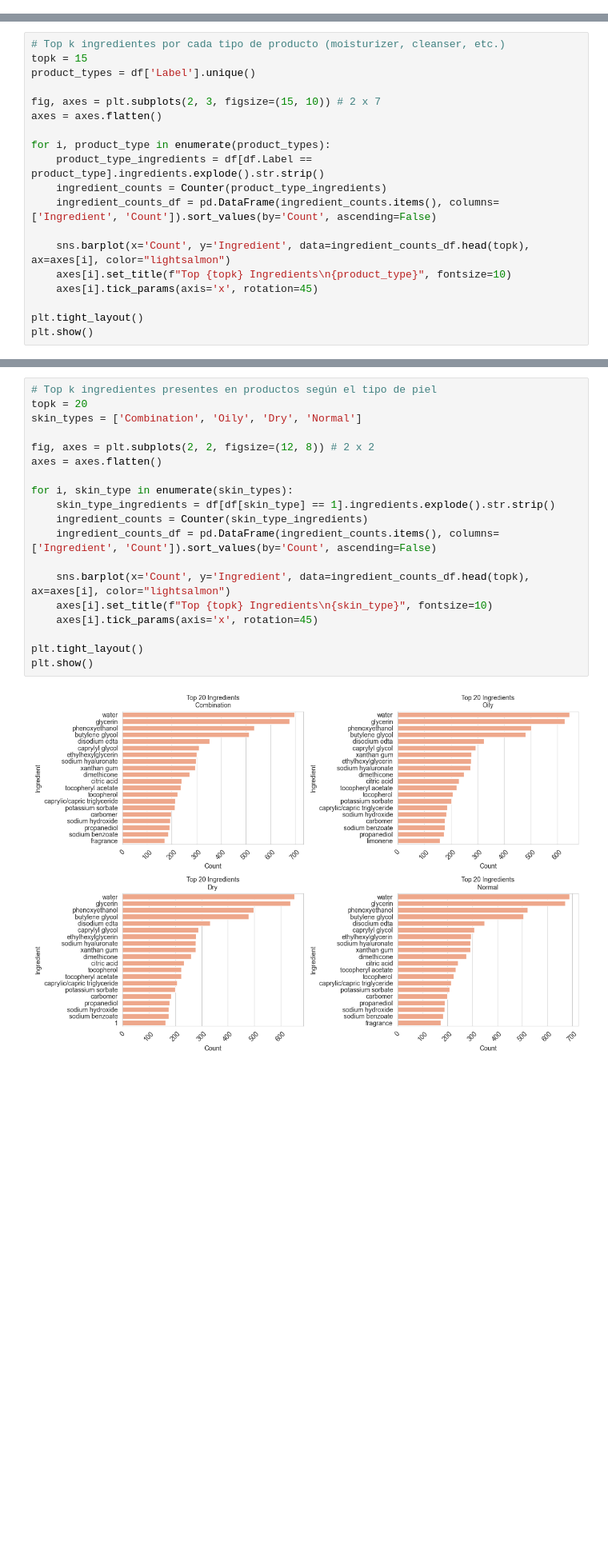
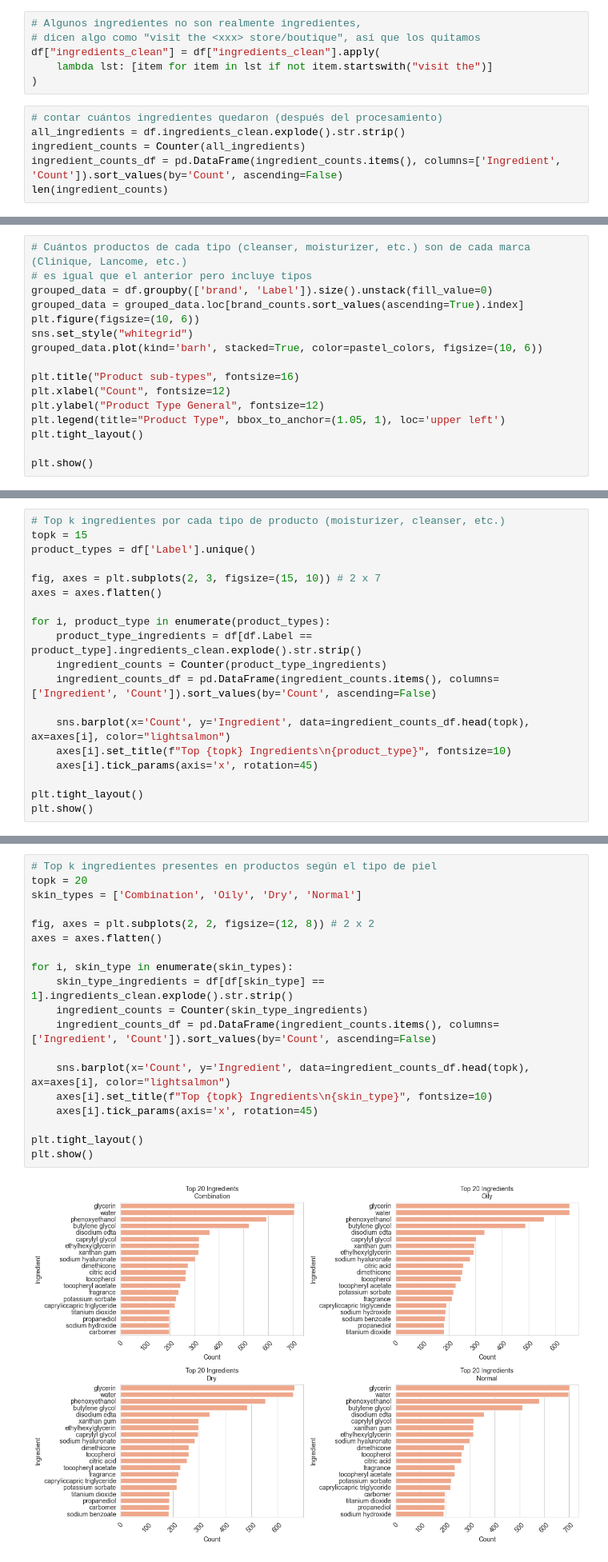
Before and after one commit to Andrea-Coa/dermis, a Jupyter notebook: eda/sephora.ipynb, the cells around one changed output, grey strips where cells are left out. Shown at 80% size. Saved outputs shown, nothing was run; the diff lists cells and outputs as text; blank space fills up the shorter version.

Commit message:
update product eda

```diff
--- a/eda/sephora.ipynb
+++ b/eda/sephora.ipynb
@@ -65,0 +140,12 @@ num_unique_ingredients
+# %%
+# Algunos ingredientes no son realmente ingredientes,
+# dicen algo como "visit the <xxx> store/boutique", así que los quitamos
+df["ingredients_clean"] = df["ingredients_clean"].apply(
+    lambda lst: [item for item in lst if not item.startswith("visit the")]
+)
+# %%
+# contar cuántos ingredientes quedaron (después del procesamiento)
+all_ingredients = df.ingredients_clean.explode().str.strip()
+ingredient_counts = Counter(all_ingredients)
+ingredient_counts_df = pd.DataFrame(ingredient_counts.items(), columns=['Ingredient', 'Count']).sort_values(by='Count', ascending=False)
+len(ingredient_counts)
@@ -65,0 +194,16 @@ num_unique_ingredients
+# %%
+# Cuántos productos de cada tipo (cleanser, moisturizer, etc.) son de cada marca (Clinique, Lancome, etc.)
+# es igual que el anterior pero incluye tipos
+grouped_data = df.groupby(['brand', 'Label']).size().unstack(fill_value=0)
+grouped_data = grouped_data.loc[brand_counts.sort_values(ascending=True).index]
+plt.figure(figsize=(10, 6))
+sns.set_style("whitegrid")
+grouped_data.plot(kind='barh', stacked=True, color=pastel_colors, figsize=(10, 6))
+
+plt.title("Product sub-types", fontsize=16)
+plt.xlabel("Count", fontsize=12)
+plt.ylabel("Product Type General", fontsize=12)
+plt.legend(title="Product Type", bbox_to_anchor=(1.05, 1), loc='upper left')
+plt.tight_layout()
+
+plt.show()
@@ -114,7 +279,7 @@ fig, axes = plt.subplots(2, 3, figsize=(15, 10)) # 2 x 7
 axes = axes.flatten()
 
 for i, product_type in enumerate(product_types):
-    product_type_ingredients = df[df.Label == product_type].ingredients.explode().str.strip()
+    product_type_ingredients = df[df.Label == product_type].ingredients_clean.explode().str.strip()
     ingredient_counts = Counter(product_type_ingredients)
     ingredient_counts_df = pd.DataFrame(ingredient_counts.items(), columns=['Ingredient', 'Count']).sort_values(by='Count', ascending=False)
 
@@ -129,21 +344,21 @@ plt.show()
 # %%
 # Top k ingredientes presentes en productos según el tipo de piel
 topk = 20
 skin_types = ['Combination', 'Oily', 'Dry', 'Normal']
 
 fig, axes = plt.subplots(2, 2, figsize=(12, 8)) # 2 x 2
 axes = axes.flatten()
 
 for i, skin_type in enumerate(skin_types):
-    skin_type_ingredients = df[df[skin_type] == 1].ingredients.explode().str.strip()
+    skin_type_ingredients = df[df[skin_type] == 1].ingredients_clean.explode().str.strip()
     ingredient_counts = Counter(skin_type_ingredients)
     ingredient_counts_df = pd.DataFrame(ingredient_counts.items(), columns=['Ingredient', 'Count']).sort_values(by='Count', ascending=False)
 
     sns.barplot(x='Count', y='Ingredient', data=ingredient_counts_df.head(topk), ax=axes[i], color="lightsalmon")
     axes[i].set_title(f"Top {topk} Ingredients\n{skin_type}", fontsize=10)
     axes[i].tick_params(axis='x', rotation=45)
 
 plt.tight_layout()
 plt.show()
 # %% [output]
-[figure, old version]
+[figure, new version]
```
Also changed, not shown: parts of 34 cells of this notebook, 2 other files.
